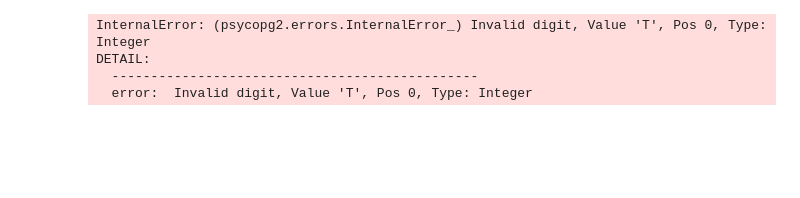
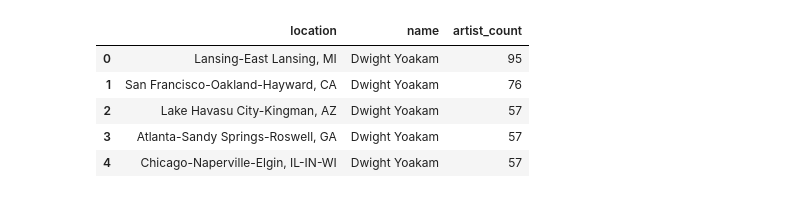
Before and after one commit to tw-abramin/udacity-redshift, a Jupyter notebook: dashboard.ipynb, the cells around one changed output. Saved outputs shown, nothing was run; the diff lists cells and outputs as text; code cells hidden in the pictures; blank space fills up the shorter version.

```diff
--- a/dashboard.ipynb
+++ b/dashboard.ipynb
@@ -19,11 +22,12 @@ engine = create_engine(engine_string)
 # %%
 df = pd.read_sql_query("""
-SELECT sp.location, SUM(a.name::int) as artist_count FROM songplays sp JOIN artists a ON a.artist_id=sp.artist_id GROUP BY sp.location;
-""", engine)
-
+SELECT sp.location, a.name, COUNT(sp.artist_id) as artist_count FROM songplays sp JOIN artists a ON a.artist_id=sp.artist_id GROUP BY sp.location,a.name ORDER BY artist_count DESC;
+""", conn)
 df.head()
 # %% [output]
-InternalError: (psycopg2.errors.InternalError_) Invalid digit, Value 'T', Pos 0, Type: Integer
-DETAIL:
-  -----------------------------------------------
-  error:  Invalid digit, Value 'T', Pos 0, Type: Integer
+|  | location | name | artist_count |
+| 0 | Lansing-East Lansing, MI | Dwight Yoakam | 95 |
+| 1 | San Francisco-Oakland-Hayward, CA | Dwight Yoakam | 76 |
+| 2 | Lake Havasu City-Kingman, AZ | Dwight Yoakam | 57 |
+| 3 | Atlanta-Sandy Springs-Roswell, GA | Dwight Yoakam | 57 |
+| 4 | Chicago-Naperville-Elgin, IL-IN-WI | Dwight Yoakam | 57 |
```
Also changed, not shown: parts of 10 cells of this notebook, 1 other file.
